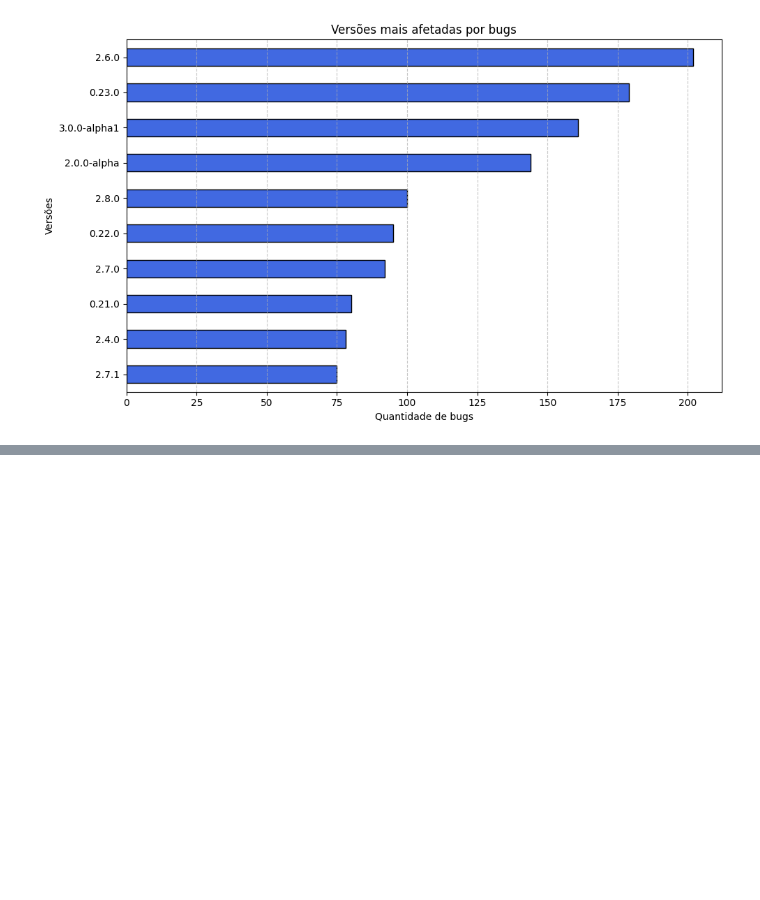
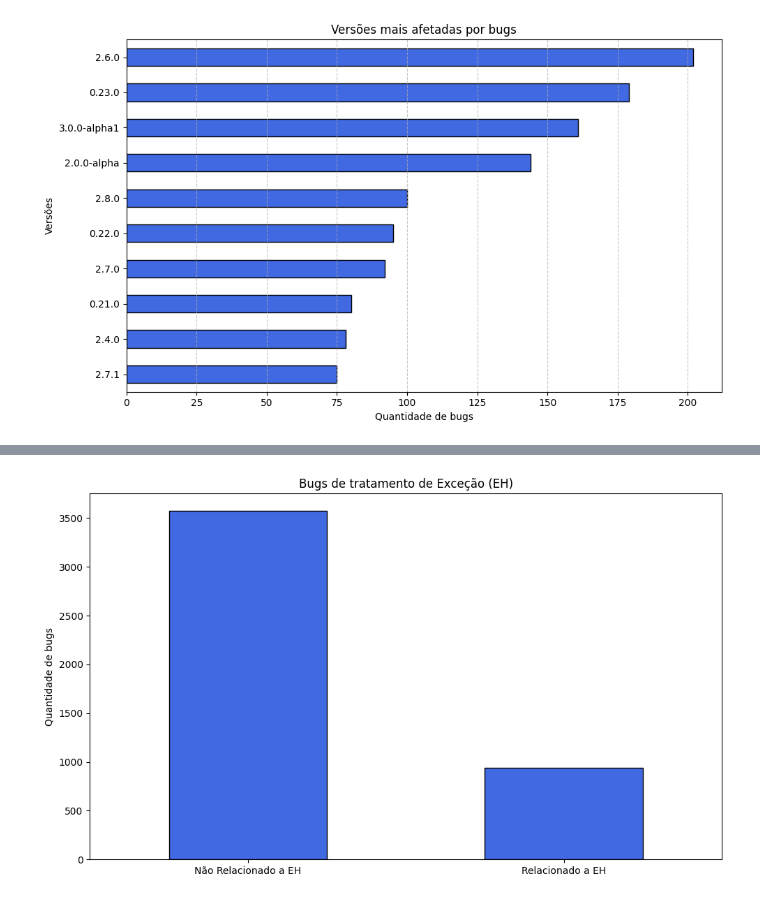
Before and after one commit to arthurt1/Comunica_dados, a Jupyter notebook: bug_hadoop_analysis.ipynb, the cells around one changed output, grey strips where cells are left out. Saved outputs shown, nothing was run; the diff lists cells and outputs as text; code cells hidden in the pictures; blank space fills up the shorter version.

```diff
--- a/bug_hadoop_analysis.ipynb
+++ b/bug_hadoop_analysis.ipynb
@@ -97,0 +110,15 @@ plt.show()
+# %%
+cont_type = df['Type'].value_counts()
+cont_type = cont_type.rename(index = { 0.0 : "Não Relacionado a EH", 1.0 : "Relacionado a EH"})
+
+cont_type.plot(kind="bar", color="royalblue", edgecolor="black", figsize=(10, 6))
+
+plt.title("Bugs de tratamento de Exceção (EH)")
+plt.xlabel("")
+plt.xticks(rotation = 0)
+plt.ylabel("Quantidade de bugs")
+
+plt.tight_layout()
+plt.show()
+# %% [output]
+[figure, added]
```
Also changed, not shown: parts of 4 cells of this notebook.
